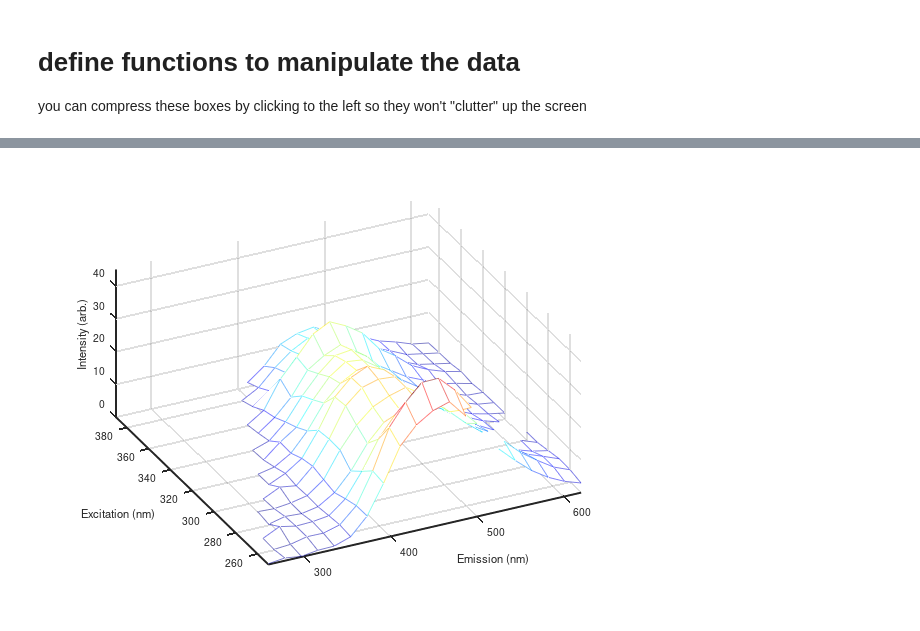
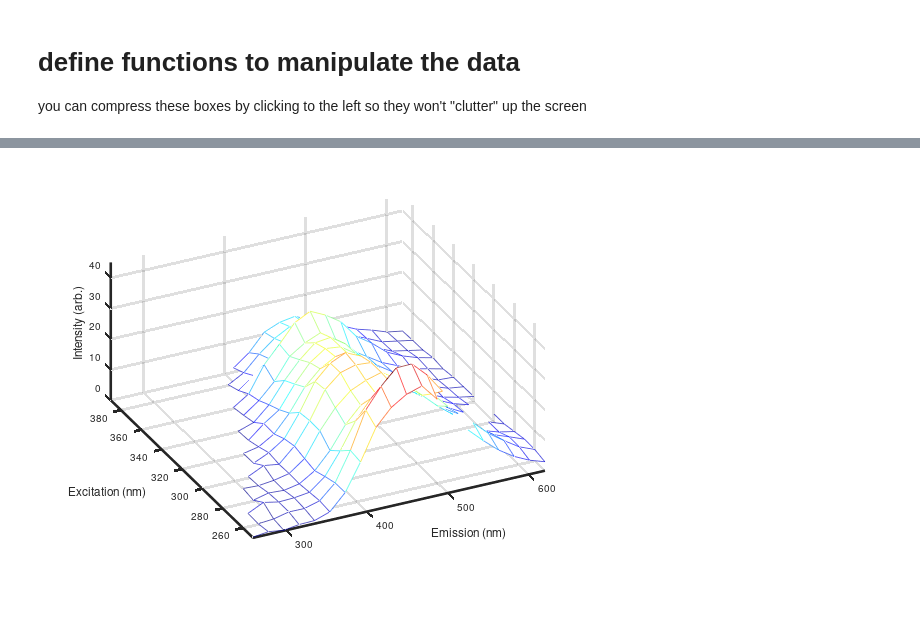
Before and after one commit to skotssd/geochemicalscripts, a Jupyter notebook: FEEM/generateFEEMplots.ipynb, the cells around one changed output, grey strips where cells are left out. Drawn from its saved outputs; the diff is of its cells as text; code cells hidden in the pictures.

```diff
--- a/FEEM/generateFEEMplots.ipynb
+++ b/FEEM/generateFEEMplots.ipynb
@@ -203,9 +193,6 @@ print resampled.png -dpng
 # %%
-%plot -f png -w 600
-
-% graphics_toolkit ("qt");
+% resampled plot but with a wire mesh look
+graphics_toolkit ("notebook");
 makemeshplot(Fr,emr,exr)
-
-print wire.png -dpng
 # %% [output]
-[figure, old version]
+[figure, new version]
```
Also changed, not shown: parts of 8 cells of this notebook, 2 other files.
